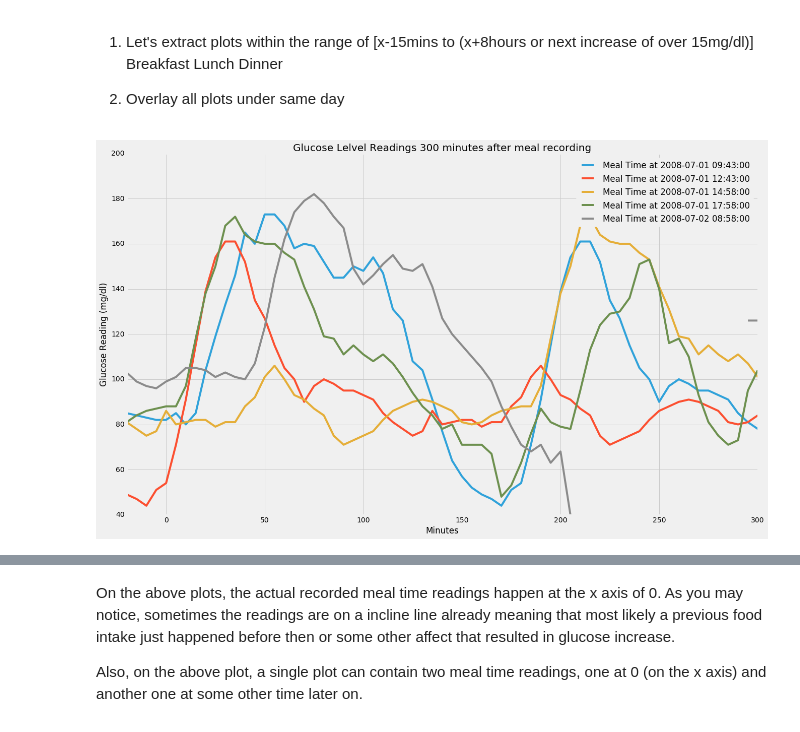
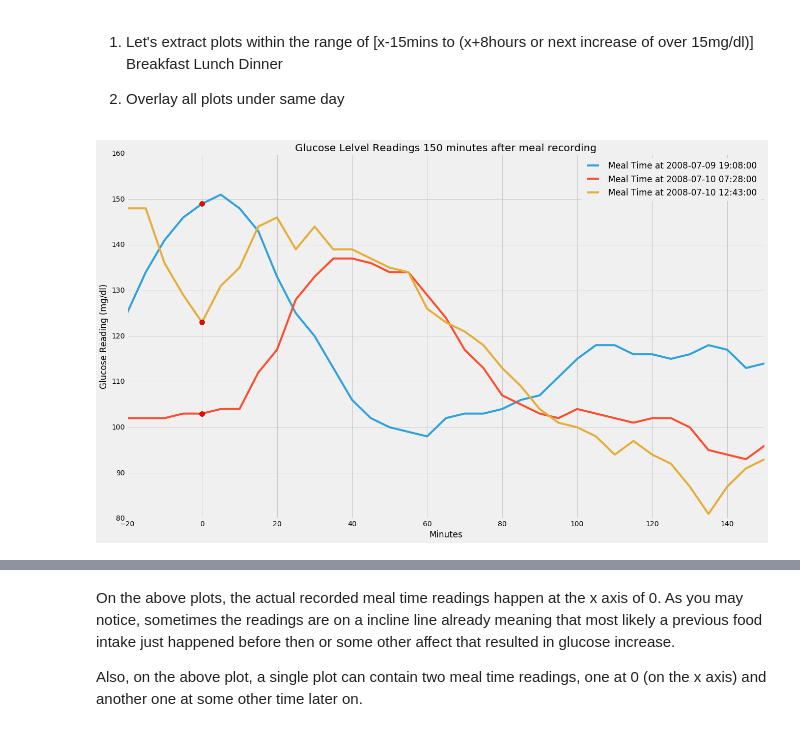
Before and after one commit to SalChem/Diabetic-Project, a Jupyter notebook: Smoothing and Filtering.ipynb, the cells around one changed output, grey strips where cells are left out. Cells and saved outputs as stored; diff of their text form; code cells hidden in the pictures.

Commit message:
More plotting and cleaning of data

```diff
--- a/Smoothing and Filtering.ipynb
+++ b/Smoothing and Filtering.ipynb
@@ -337,18 +337,21 @@ The result plot shows that it may take a while for the food intake to be reflect
 
 Window size can be a variable
 # %%
+import datetime
+
 df_P1_Cleaned = copy.deepcopy(df_P14)
 
-#print df_P1_Cleaned
+print df_P1_Cleaned
 
 incr = 5 #5 minutes increment - Do not change this as data is recorded every 5 mins
-assumption1_ws = 45 #This reprensents the minutes food may take to be reflected on the blood glucose
+assumption1_ws = 30 #This reprensents the minutes food may take to be reflected on the blood glucose
 pre_recording_mins = 20#This value represents the minutes that may have elapsed before patient has recorded the reading
-gl_increase = 15#The 15 here represents 15mg/dL increase
+gl_increase = 20#The 15 here represents 15mg/dL increase
 window = [i for i in np.arange(incr, assumption1_ws+incr, incr)]
 full_window = [i for i in np.arange(-(pre_recording_mins), assumption1_ws+incr, incr)]
 
-#print window
+print full_window
+
 count = 0
 rows_assump1 = []
 points_to_del = []
@@ -386,7 +389,7 @@ for x, item in enumerate(df_P14['CHO (g)']):
             break
         b += datetime.timedelta(minutes=incr)
         if (i == full_window[-1]):
-            #print ("This meal point should definitely be deleted", a)
+            print "This meal point should definitely be deleted", a
             #Put this into an dataframe to plot with different color
             del_points_df = del_points_df.append(df_P1.loc[df_P1['Date'] == a])
             #Also remove this from dataset
@@ -581,7 +695,7 @@ plt.plot_date(df_P1_all_clean_1day.Date, df_P1_all_clean_1day['CHO (g)'], 'ro',
 
 2. Overlay all plots under same day
 # %%
-after_reading = 300 #size of the plot after meal time in minutes
+after_reading = 150 #size of the plot after meal time in minutes
 Plot_window = [i for i in np.arange(-(pre_recording_mins), after_reading+incr, incr)]
 
 #print Plot_window
@@ -614,18 +728,19 @@ def Plot_extraction_v1(df_P1_w_all_deletion):
 # %%
 Plot_extraction_v1(df_meals)
 
 plt.figure(figsize=(20,12))
 #plt.figure(figsize=_FIG_SIZE)
 #for j in range(df_P1_w_all_deletion['CHO (g)'].size):
-for j in range(0,5):
+for j in range(17,20):
     row = df_all_plots.iloc[j]
     #print row
     row.plot(label='Meal Time at {}'.format(df_P1_w_all_deletion['Date'][j]))
+    plt.plot(0, df_all_plots_v2[0][j], 'ro', markersize=10)
 
 plt.xlabel('Minutes')
 plt.ylabel('Glucose Reading (mg/dl)')
 plt.legend(loc='upper right')
 title = 'Glucose Lelvel Readings {} minutes after meal recording'.format(after_reading)
 plt.title(title);
 # %% [output]
-[figure, old version]
+[figure, new version]
```
Also changed, not shown: parts of 11 cells of this notebook.
